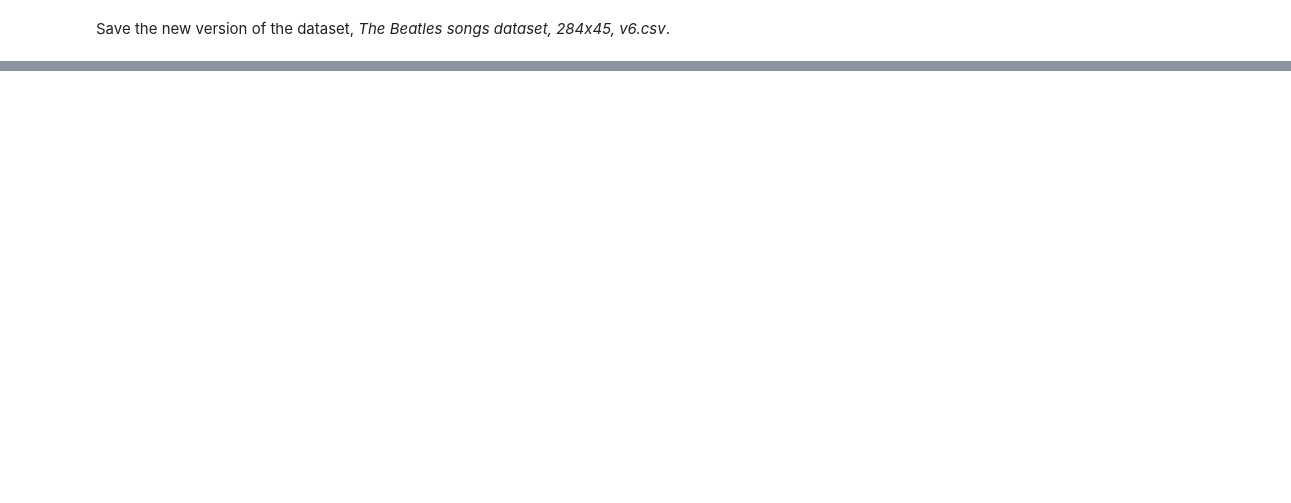
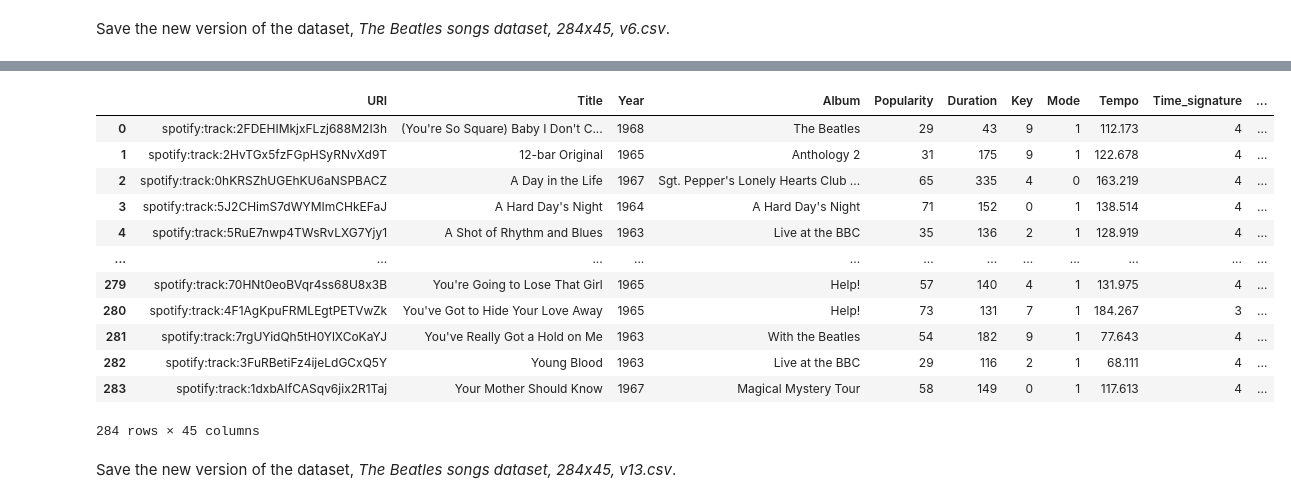
Before and after one commit to devedzic/spotipy-getting-started, a Jupyter notebook: notebooks/cleaning_The_Beatles_songs_dataset.ipynb, the cells around one changed output, grey strips where cells are left out. Saved outputs shown, nothing was run; the diff lists cells and outputs as text; code cells hidden in the pictures; blank space fills up the shorter version.

```diff
--- a/notebooks/cleaning_The_Beatles_songs_dataset.ipynb
+++ b/notebooks/cleaning_The_Beatles_songs_dataset.ipynb
@@ -755,0 +1275,31 @@ Make sure to generalize the themes into [categories](https://en.wikipedia.org/wi
+# %%
+songs = pd.read_csv('../data/The Beatles songs dataset, 284x45, v12.csv')
+# %%
+def convert_chart_position(df: pd.DataFrame, column: str) -> pd.DataFrame:
+    df.loc[df[column] == 0, column] = -1
+    df.loc[df[column] != -1, column] = 51 - df[column]
+    return df
+# %%
+convert_chart_position(songs, 'Top 50 (Billboard)')
+convert_chart_position(songs, 'Top 50 (Ultimate classic rock)')
+convert_chart_position(songs, 'Top 50 (Rolling Stone)')
+convert_chart_position(songs, 'Top 50 (NME)')
+convert_chart_position(songs, 'Top 50 (Top50songs.org)')
+convert_chart_position(songs, 'Top 50 (USA today, 2017)')
+convert_chart_position(songs, 'Top 50 (Vulture, by Bill Wyman)')
+# %% [output]
+|  | URI | Title | Year | Album | Popularity | Duration | Key | Mode | Tempo | Time_signature | ... |
+| 0 | spotify:track:2FDEHIMkjxFLzj688M2I3h | (You're So Square) Baby I Don't C... | 1968 | The Beatles | 29 | 43 | 9 | 1 | 112.173 | 4 | ... |
+| 1 | spotify:track:2HvTGx5fzFGpHSyRNvXd9T | 12-bar Original | 1965 | Anthology 2 | 31 | 175 | 9 | 1 | 122.678 | 4 | ... |
+| 2 | spotify:track:0hKRSZhUGEhKU6aNSPBACZ | A Day in the Life | 1967 | Sgt. Pepper's Lonely Hearts Club ... | 65 | 335 | 4 | 0 | 163.219 | 4 | ... |
+| 3 | spotify:track:5J2CHimS7dWYMImCHkEFaJ | A Hard Day's Night | 1964 | A Hard Day's Night | 71 | 152 | 0 | 1 | 138.514 | 4 | ... |
+| 4 | spotify:track:5RuE7nwp4TWsRvLXG7Yjy1 | A Shot of Rhythm and Blues | 1963 | Live at the BBC | 35 | 136 | 2 | 1 | 128.919 | 4 | ... |
+| ... | ... | ... | ... | ... | ... | ... | ... | ... | ... | ... | ... |
+| 279 | spotify:track:70HNt0eoBVqr4ss68U8x3B | You're Going to Lose That Girl | 1965 | Help! | 57 | 140 | 4 | 1 | 131.975 | 4 | ... |
+| 280 | spotify:track:4F1AgKpuFRMLEgtPETVwZk | You've Got to Hide Your Love Away | 1965 | Help! | 73 | 131 | 7 | 1 | 184.267 | 3 | ... |
+| 281 | spotify:track:7rgUYidQh5tH0YlXCoKaYJ | You've Really Got a Hold on Me | 1963 | With the Beatles | 54 | 182 | 9 | 1 | 77.643 | 4 | ... |
+| 282 | spotify:track:3FuRBetiFz4ijeLdGCxQ5Y | Young Blood | 1963 | Live at the BBC | 29 | 116 | 2 | 1 | 68.111 | 4 | ... |
+| 283 | spotify:track:1dxbAIfCASqv6jix2R1Taj | Your Mother Should Know | 1967 | Magical Mystery Tour | 58 | 149 | 0 | 1 | 117.613 | 4 | ... |
+284 rows × 45 columns
+# %% [markdown]
+Save the new version of the dataset, *The Beatles songs dataset, 284x45, v13.csv*.
```
Also changed, not shown: parts of 84 cells of this notebook.
